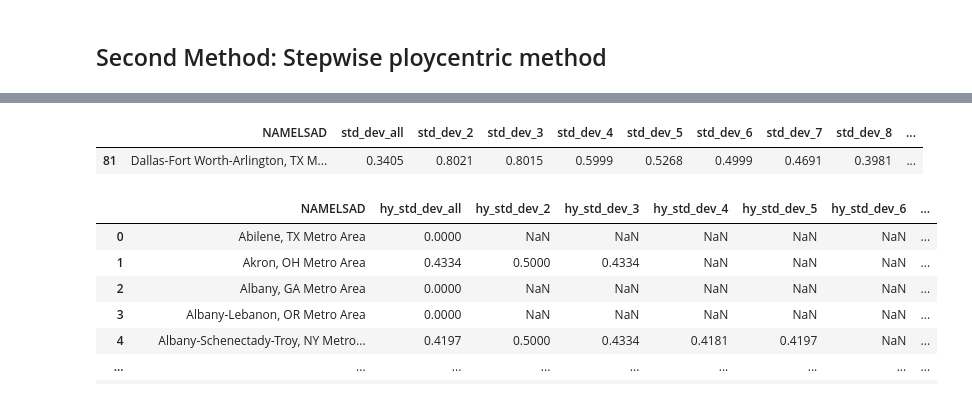
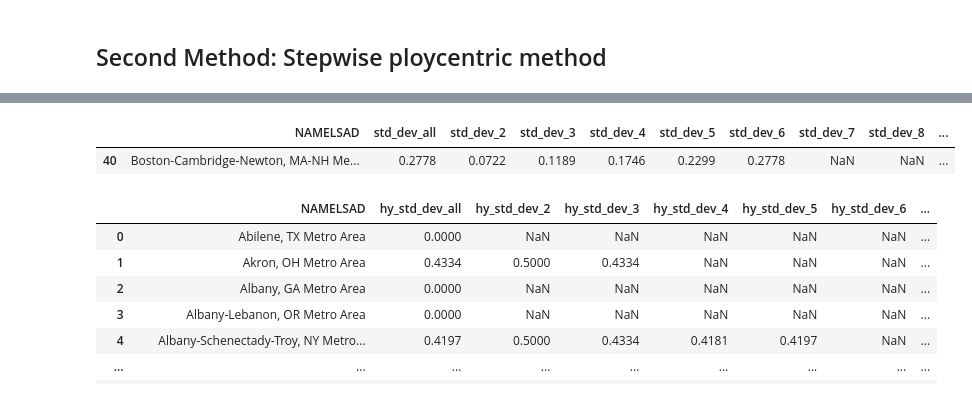
Before and after one commit to HOUPU1993/Polymetric-and-Monometric-analysis, a Jupyter notebook: Polymcentric and Monocentric analysis.ipynb, the cells around one changed output, grey strips where cells are left out. Drawn from its saved outputs; the diff is of its cells as text; code cells hidden in the pictures.

```diff
--- a/Polymcentric and Monocentric analysis.ipynb
+++ b/Polymcentric and Monocentric analysis.ipynb
@@ -942,8 +926,8 @@ sd_metrics
 # %%
-sd_metrics[sd_metrics['NAMELSAD'] == 'Dallas-Fort Worth-Arlington, TX Metro Area']
+sd_metrics[sd_metrics['NAMELSAD'] == 'Boston-Cambridge-Newton, MA-NH Metro Area']
 # %% [output]
 |  | NAMELSAD | std_dev_all | std_dev_2 | std_dev_3 | std_dev_4 | std_dev_5 | std_dev_6 | std_dev_7 | std_dev_8 | ... |
-| 81 | Dallas-Fort Worth-Arlington, TX M... | 0.3405 | 0.8021 | 0.8015 | 0.5999 | 0.5268 | 0.4999 | 0.4691 | 0.3981 | ... |
+| 40 | Boston-Cambridge-Newton, MA-NH Me... | 0.2778 | 0.0722 | 0.1189 | 0.1746 | 0.2299 | 0.2778 | NaN | NaN | ... |
 # %%
 hy_sd_metrics
 # %% [output]
```
Also changed, not shown: parts of 24 cells of this notebook, 6 other files.
